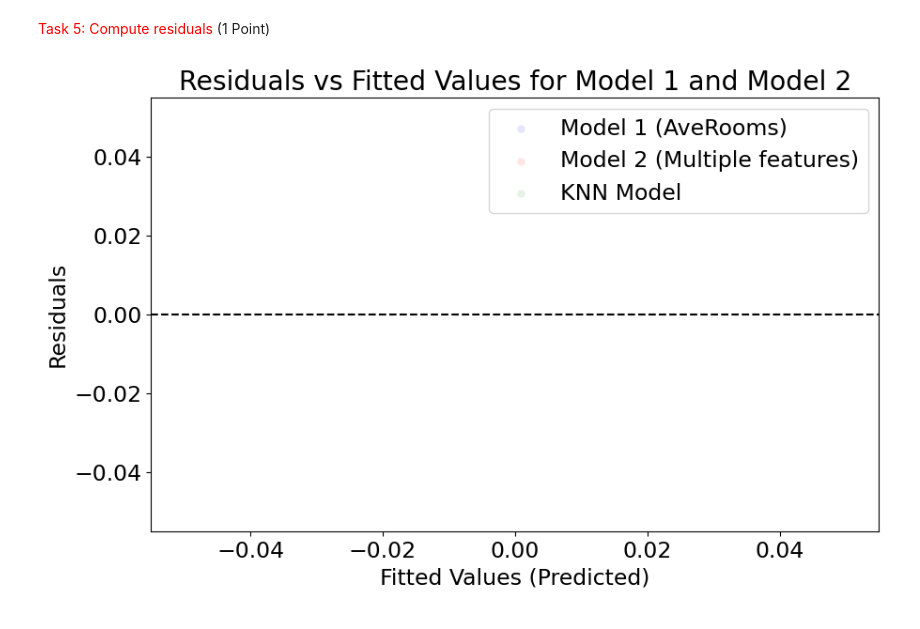
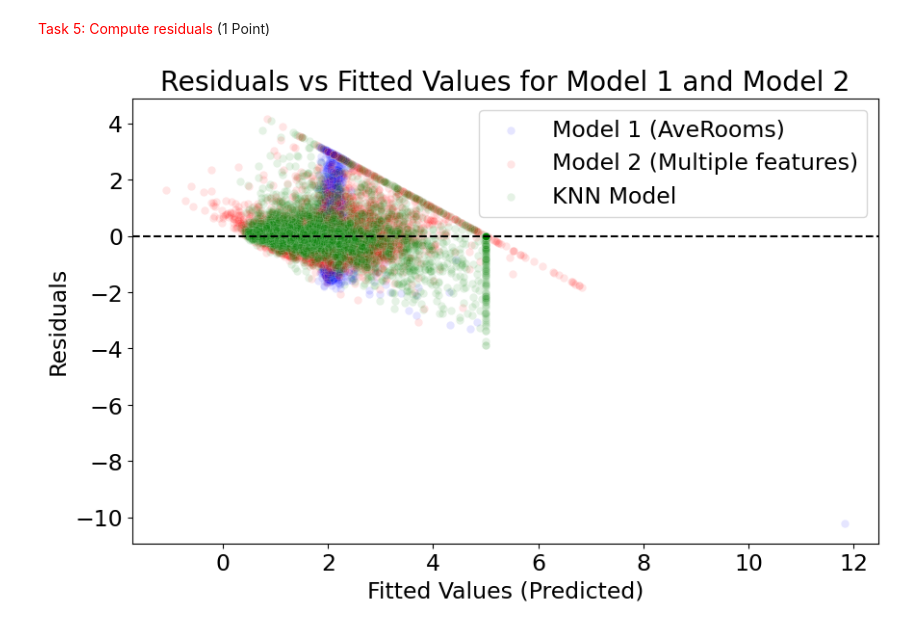
Before and after one commit to samueleserri/Elements-of-machine-learning, a Jupyter notebook: assignment_1_handout.ipynb, the cells around one changed output. Cells and saved outputs as stored; diff of their text form; code cells hidden in the pictures.

```diff
--- a/assignment_1_handout.ipynb
+++ b/assignment_1_handout.ipynb
@@ -488,30 +488,30 @@ plt.show()
 # %%
 ### 2. Residuals vs Fitted
 
 # Compute residuals #TODO
-residuals_model_1 = None #TODO
-residuals_model_2 = None #TODO
-residuals_knn = None #TODO
+residuals_model_1 = y_test - y_pred
+residuals_model_2 = y_test_all - y_pred_all
+residuals_knn = y_test_all - y_pred_knn
 
 plt.figure(figsize=(10, 6))
 
 # Residuals vs Fitted for Model 1 (only AveRooms)
 sns.scatterplot(x=y_pred, y=residuals_model_1, color='blue', label='Model 1 (AveRooms)', alpha=0.1)
 
 # Residuals vs Fitted for Model 2 (multiple features)
 sns.scatterplot(x=y_pred_all, y=residuals_model_2, color='red', label='Model 2 (Multiple features)', alpha=0.1)
 
 # Residuals vs Fitted for KNN Model
 sns.scatterplot(x=y_pred_knn, y=residuals_knn, color='green', label='KNN Model', alpha=0.1)
 
 # Add horizontal line at 0 (perfect prediction residual)
 plt.axhline(0, color='black', linestyle='--')
 
 # Labels and title
 plt.xlabel('Fitted Values (Predicted)')
 plt.ylabel('Residuals')
 plt.title('Residuals vs Fitted Values for Model 1 and Model 2')
 plt.legend()
 plt.show()
 # %% [output]
-[figure, old version]
+[figure, new version]
```
Also changed, not shown: 1 other file.
